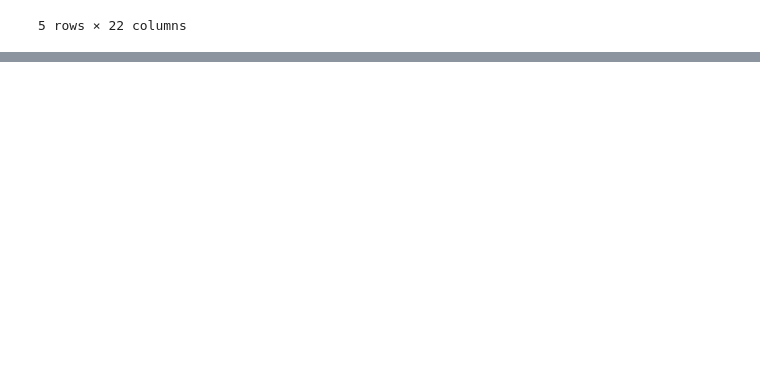
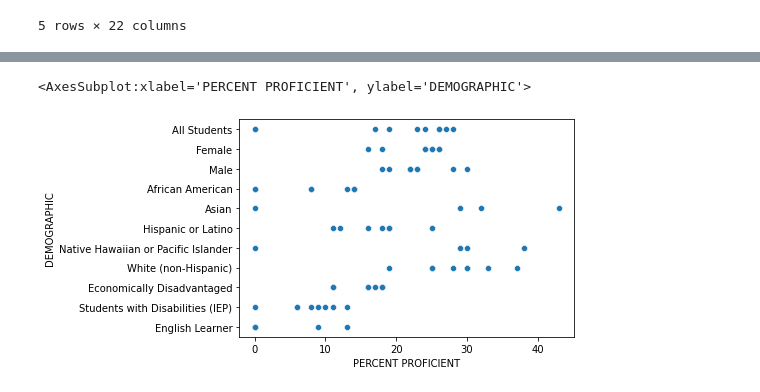
Before and after one commit to yathridv/data_1_checks, a Jupyter notebook: kc_2.ipynb, the cells around one changed output, grey strips where cells are left out. Cells and saved outputs as stored; diff of their text form; code cells hidden in the pictures; blank space fills up the shorter version.

```diff
--- a/kc_2.ipynb
+++ b/kc_2.ipynb
@@ -33,0 +39,6 @@ sns.scatterplot(x=df['DEMOGRAPHIC'],
+# %%
+sns.scatterplot(x=df['PERCENT PROFICIENT'],
+                y=df['DEMOGRAPHIC'])
+# %% [output]
+<AxesSubplot:xlabel='PERCENT PROFICIENT', ylabel='DEMOGRAPHIC'>
+[figure, added]
```
Also changed, not shown: parts of 6 cells of this notebook.
